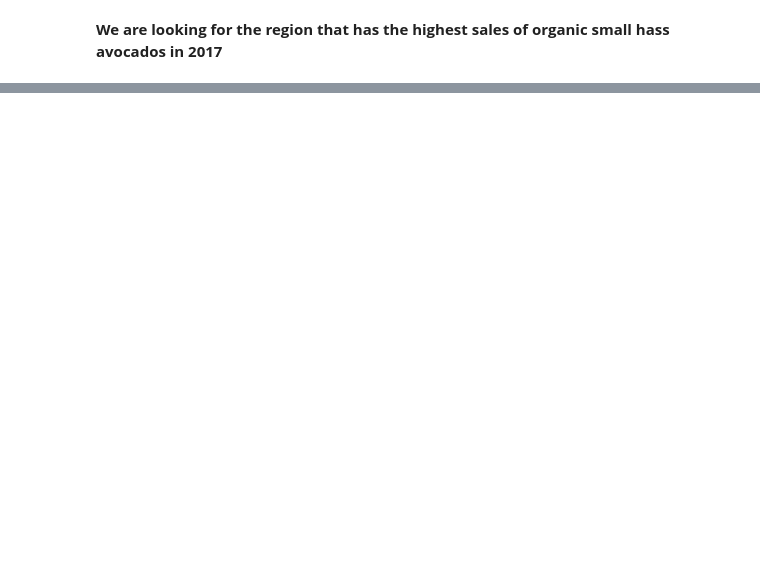
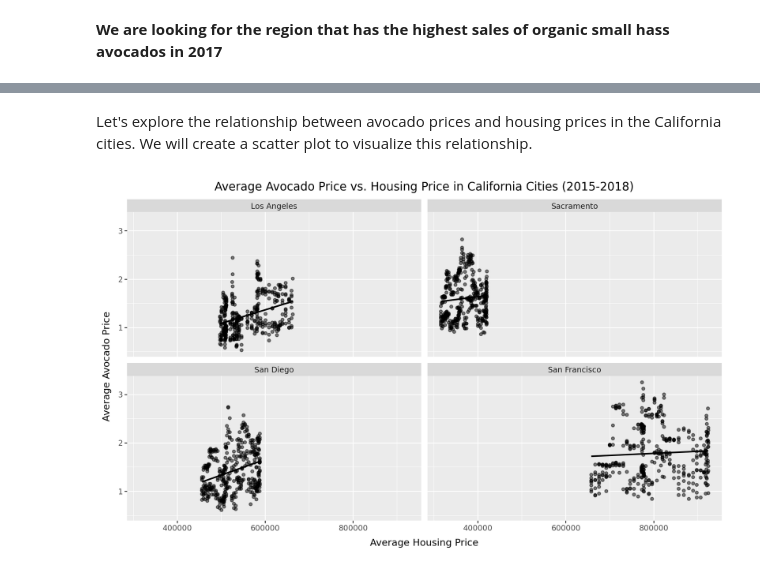
Before and after one commit to ulisesjcaroflores/Lab2, a Jupyter notebook: Lab2.ipynb, the cells around one changed output, grey strips where cells are left out. Cells and saved outputs as stored; diff of their text form; code cells hidden in the pictures; blank space fills up the shorter version.

```diff
--- a/Lab2.ipynb
+++ b/Lab2.ipynb
@@ -98,0 +221,31 @@ avocado_clean[avocado_clean['small'] == avocado_clean['small'].max()]
+# %%
+Etract_cities = [
+    "Los Angeles, CA",
+    "San Francisco, CA",
+    "San Diego, CA",
+    "Sacramento, CA",
+]
+# %%
+Remap_cities = {
+    "Los Angeles, CA": "Los Angeles",
+    "San Francisco, CA": "San Francisco",
+    "San Diego, CA": "San Diego",
+    "Sacramento, CA": "Sacramento",
+}
+# %%
+date_cols = ca_housing.filter(regex=r"^\d{4}-\d{2}-\d{2}$").columns
+
+ca_housing_filtered_rows = ca_housing[ca_housing["RegionName"].isin(Etract_cities)].copy()
+cols_to_melt = [col for col in keep_cols if col != "RegionName"]
+ca_housing_selected = ca_housing_filtered_rows[['RegionName'] + cols_to_melt].copy()
+ca_housing_selected['region'] = ca_housing_selected['RegionName'].map(Remap_cities)
+ca_housing_selected = ca_housing_selected.drop(columns=['RegionName'])
+ca_housing_melted = ca_housing_selected.melt(id_vars="region", var_name="date", value_name="ca_housing").copy()
+ca_housing_melted["date"] = pd.to_datetime(ca_housing_melted["date"]).dt.to_period("M").dt.to_timestamp()
+ca_housing_final = ca_housing_melted.query("date >= '2015-01-01' and date <= '2018-12-31'").copy()
+ca_housing = ca_housing_final[["date", "region", "ca_housing"]].sort_values(["region", "date"])
+# %%
+avocado_clean['date'] = pd.to_datetime(avocado_clean['date']).dt.to_period('M').dt.to_timestamp()
+merged_data = pd.merge(avocado_clean, ca_housing, left_on=['date', 'geography'], right_on=['date', 'region'], how='inner')
+merged_data = merged_data.drop(columns=['region'])
+merged_data.head()
@@ -98,0 +259,15 @@ avocado_clean[avocado_clean['small'] == avocado_clean['small'].max()]
+# %% [markdown]
+Let's explore the relationship between avocado prices and housing prices in the California cities. We will create a scatter plot to visualize this relationship.
+# %%
+(ggplot(merged_data, aes(x='ca_housing', y='average_price')) +
+ geom_point(alpha=0.5) +
+ geom_smooth(method='lm', se=False) +
+ facet_wrap('~ geography') +
+ labs(
+     title="Average Avocado Price vs. Housing Price in California Cities (2015-2018)",
+     x="Average Housing Price",
+     y="Average Avocado Price"
+ ) +
+ theme(figure_size=(10,6)))
+# %% [output]
+[figure, added]
```
Also changed, not shown: parts of 26 cells of this notebook.
